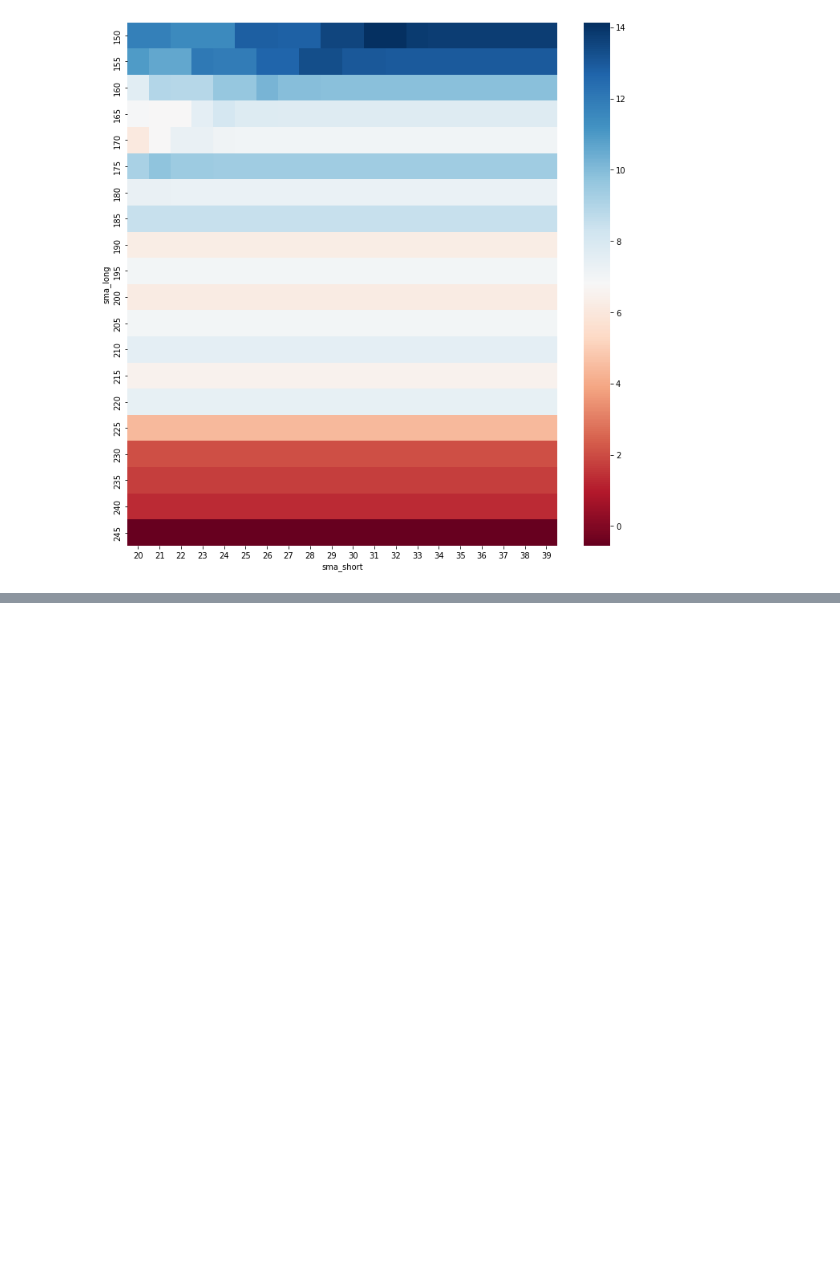
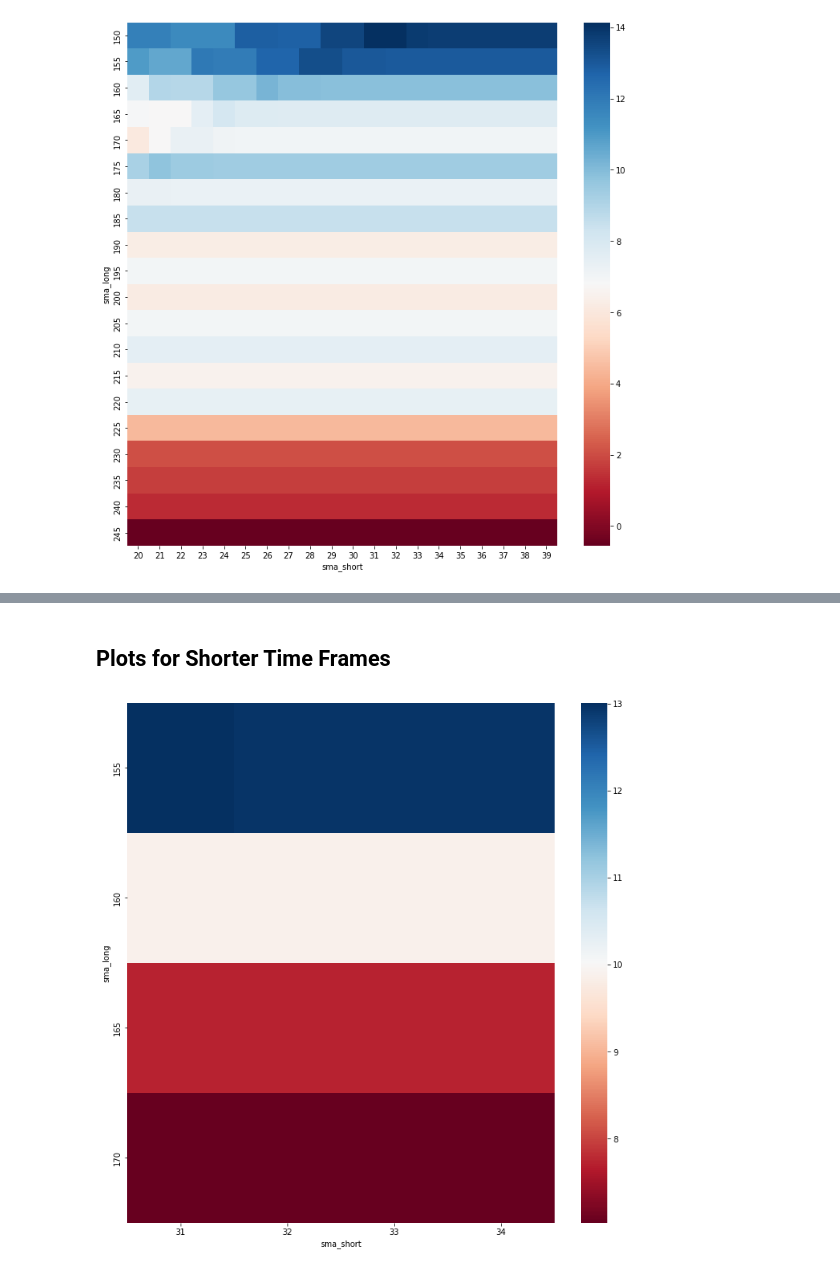
Before and after one commit to kartskri/FinancialTrading, a Jupyter notebook: project/Homework3.ipynb, the cells around one changed output, grey strips where cells are left out. Saved outputs shown, nothing was run; the diff lists cells and outputs as text; code cells hidden in the pictures; blank space fills up the shorter version.

```diff
--- a/project/Homework3.ipynb
+++ b/project/Homework3.ipynb
@@ -224,0 +241,9 @@ plt.show()
+# %% [markdown]
+## Plots for Shorter Time Frames
+# %%
+pivot_tbl_cagr= df[(df['sma_short'] > 30) & (df['sma_short'] < 35) & (df['sma_long'] > 150) & (df['sma_long'] < 175)].pivot('sma_long','sma_short','cagr')
+plt.figure(figsize=(12,12))
+sns.heatmap(pivot_tbl_cagr,cmap='RdBu')
+plt.show()
+# %% [output]
+[figure, added]
```
Also changed, not shown: parts of 4 cells of this notebook.
